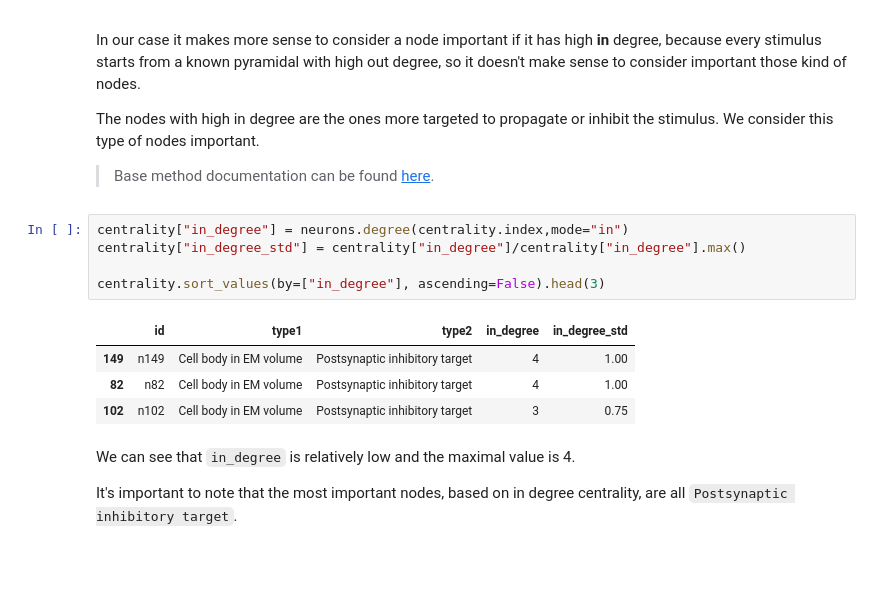
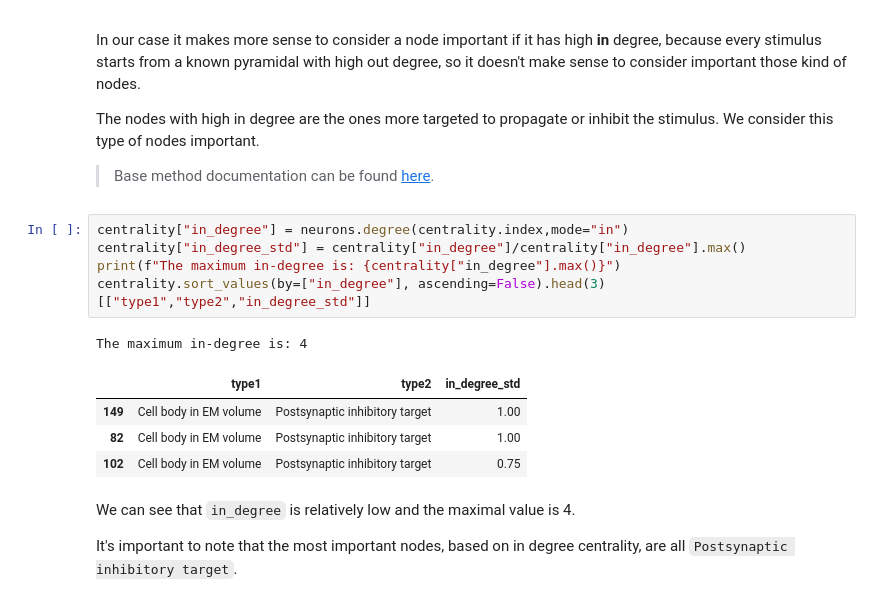
Before and after one commit to cMancio00/sand-2024, a Jupyter notebook: notebooks/Cortical.ipynb, the cells around one changed output. Cells and saved outputs as stored; diff of their text form; blank space fills up the shorter version.

```diff
--- a/notebooks/Cortical.ipynb
+++ b/notebooks/Cortical.ipynb
@@ -349,13 +349,14 @@ The nodes with high in degree are the ones more targeted to propagate or inhibit
 # %%
 centrality["in_degree"] = neurons.degree(centrality.index,mode="in")
 centrality["in_degree_std"] = centrality["in_degree"]/centrality["in_degree"].max()
-
-centrality.sort_values(by=["in_degree"], ascending=False).head(3)
+print(f"The maximum in-degree is: {centrality["in_degree"].max()}")
+centrality.sort_values(by=["in_degree"], ascending=False).head(3)[["type1","type2","in_degree_std"]]
 # %% [output]
+The maximum in-degree is: 4
-|  | id | type1 | type2 | in_degree | in_degree_std |
-| 149 | n149 | Cell body in EM volume | Postsynaptic inhibitory target | 4 | 1.00 |
-| 82 | n82 | Cell body in EM volume | Postsynaptic inhibitory target | 4 | 1.00 |
-| 102 | n102 | Cell body in EM volume | Postsynaptic inhibitory target | 3 | 0.75 |
+|  | type1 | type2 | in_degree_std |
+| 149 | Cell body in EM volume | Postsynaptic inhibitory target | 1.00 |
+| 82 | Cell body in EM volume | Postsynaptic inhibitory target | 1.00 |
+| 102 | Cell body in EM volume | Postsynaptic inhibitory target | 0.75 |
 # %% [markdown]
 We can see that `in_degree` is relatively low and the maximal value is 4.
 
```
Also changed, not shown: parts of 7 cells of this notebook, 1 other file.
